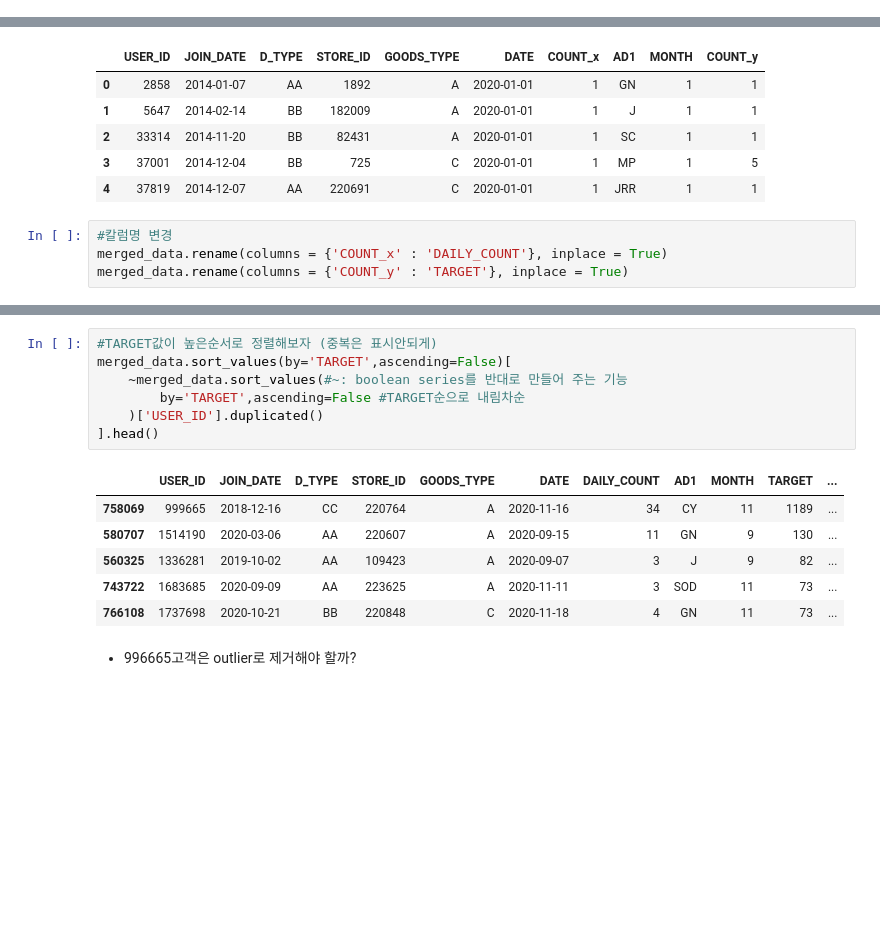
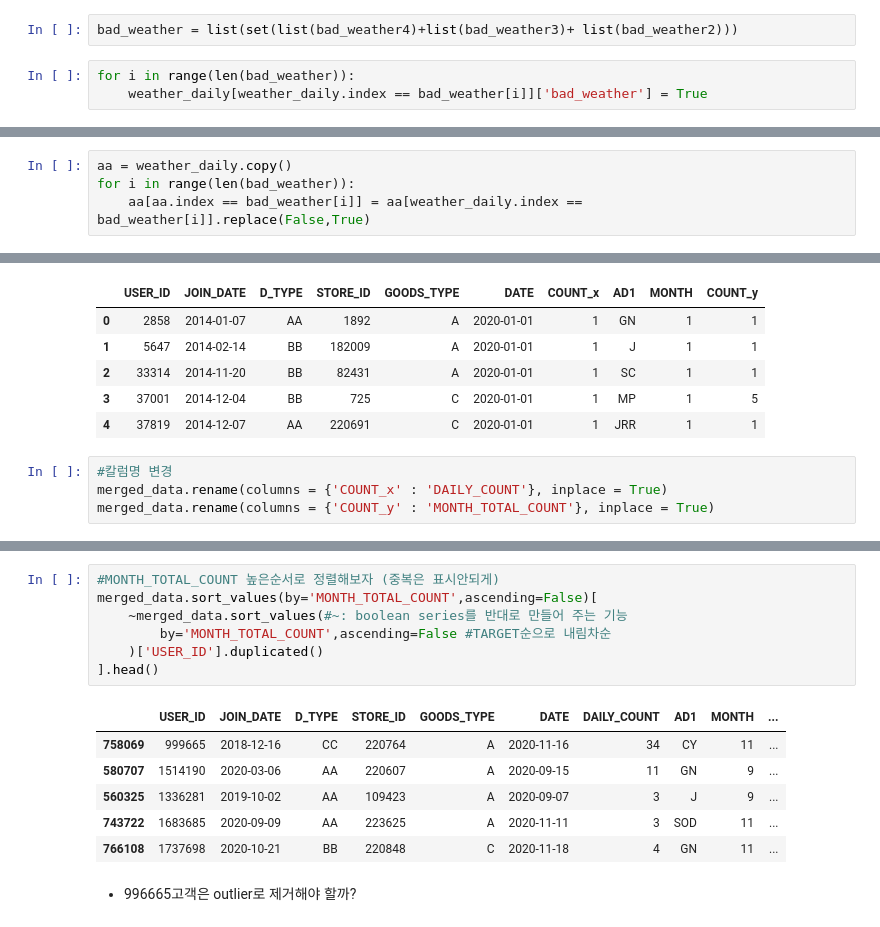
Before and after one commit to hyunjuyo/team2_wanted_onboarding_2nd, a Jupyter notebook: Week3_최창효/Untitled.ipynb, the cells around one changed output, grey strips where cells are left out. Drawn from its saved outputs; the diff is of its cells as text; blank space fills up the shorter version.

```diff
--- a/Week3_최창효/Untitled.ipynb
+++ b/Week3_최창효/Untitled.ipynb
@@ -31,0 +126,5 @@ weather_data.head()
+# %%
+bad_weather = list(set(list(bad_weather4)+list(bad_weather3)+ list(bad_weather2)))
+# %%
+for i in range(len(bad_weather)):
+    weather_daily[weather_daily.index == bad_weather[i]]['bad_weather'] = True
@@ -31,0 +151,4 @@ weather_data.head()
+# %%
+aa = weather_daily.copy()
+for i in range(len(bad_weather)):
+    aa[aa.index == bad_weather[i]] = aa[weather_daily.index == bad_weather[i]].replace(False,True)
@@ -204,7 +349,7 @@ merged_data.head()
 # %%
 #칼럼명 변경
 merged_data.rename(columns = {'COUNT_x' : 'DAILY_COUNT'}, inplace = True)
-merged_data.rename(columns = {'COUNT_y' : 'TARGET'}, inplace = True)
+merged_data.rename(columns = {'COUNT_y' : 'MONTH_TOTAL_COUNT'}, inplace = True)
 # %%
 merged_data.head()
 # %% [output]
@@ -238,17 +383,17 @@ merged_data[merged_data['USER_ID'] == 37001]#만족스러움
 # %%
-#TARGET값이 높은순서로 정렬해보자 (중복은 표시안되게)
-merged_data.sort_values(by='TARGET',ascending=False)[
+#MONTH_TOTAL_COUNT 높은순서로 정렬해보자 (중복은 표시안되게)
+merged_data.sort_values(by='MONTH_TOTAL_COUNT',ascending=False)[
     ~merged_data.sort_values(#~: boolean series를 반대로 만들어 주는 기능
-        by='TARGET',ascending=False #TARGET순으로 내림차순
+        by='MONTH_TOTAL_COUNT',ascending=False #TARGET순으로 내림차순
     )['USER_ID'].duplicated()
 ].head()
 # %% [output]
-|  | USER_ID | JOIN_DATE | D_TYPE | STORE_ID | GOODS_TYPE | DATE | DAILY_COUNT | AD1 | MONTH | TARGET | ... |
-| 758069 | 999665 | 2018-12-16 | CC | 220764 | A | 2020-11-16 | 34 | CY | 11 | 1189 | ... |
-| 580707 | 1514190 | 2020-03-06 | AA | 220607 | A | 2020-09-15 | 11 | GN | 9 | 130 | ... |
-| 560325 | 1336281 | 2019-10-02 | AA | 109423 | A | 2020-09-07 | 3 | J | 9 | 82 | ... |
-| 743722 | 1683685 | 2020-09-09 | AA | 223625 | A | 2020-11-11 | 3 | SOD | 11 | 73 | ... |
-| 766108 | 1737698 | 2020-10-21 | BB | 220848 | C | 2020-11-18 | 4 | GN | 11 | 73 | ... |
+|  | USER_ID | JOIN_DATE | D_TYPE | STORE_ID | GOODS_TYPE | DATE | DAILY_COUNT | AD1 | MONTH | ... |
+| 758069 | 999665 | 2018-12-16 | CC | 220764 | A | 2020-11-16 | 34 | CY | 11 | ... |
+| 580707 | 1514190 | 2020-03-06 | AA | 220607 | A | 2020-09-15 | 11 | GN | 9 | ... |
+| 560325 | 1336281 | 2019-10-02 | AA | 109423 | A | 2020-09-07 | 3 | J | 9 | ... |
+| 743722 | 1683685 | 2020-09-09 | AA | 223625 | A | 2020-11-11 | 3 | SOD | 11 | ... |
+| 766108 | 1737698 | 2020-10-21 | BB | 220848 | C | 2020-11-18 | 4 | GN | 11 | ... |
 # %% [markdown]
 * 996665고객은 outlier로 제거해야 할까?
 # %% [markdown]
```
Also changed, not shown: parts of 67 cells of this notebook.
